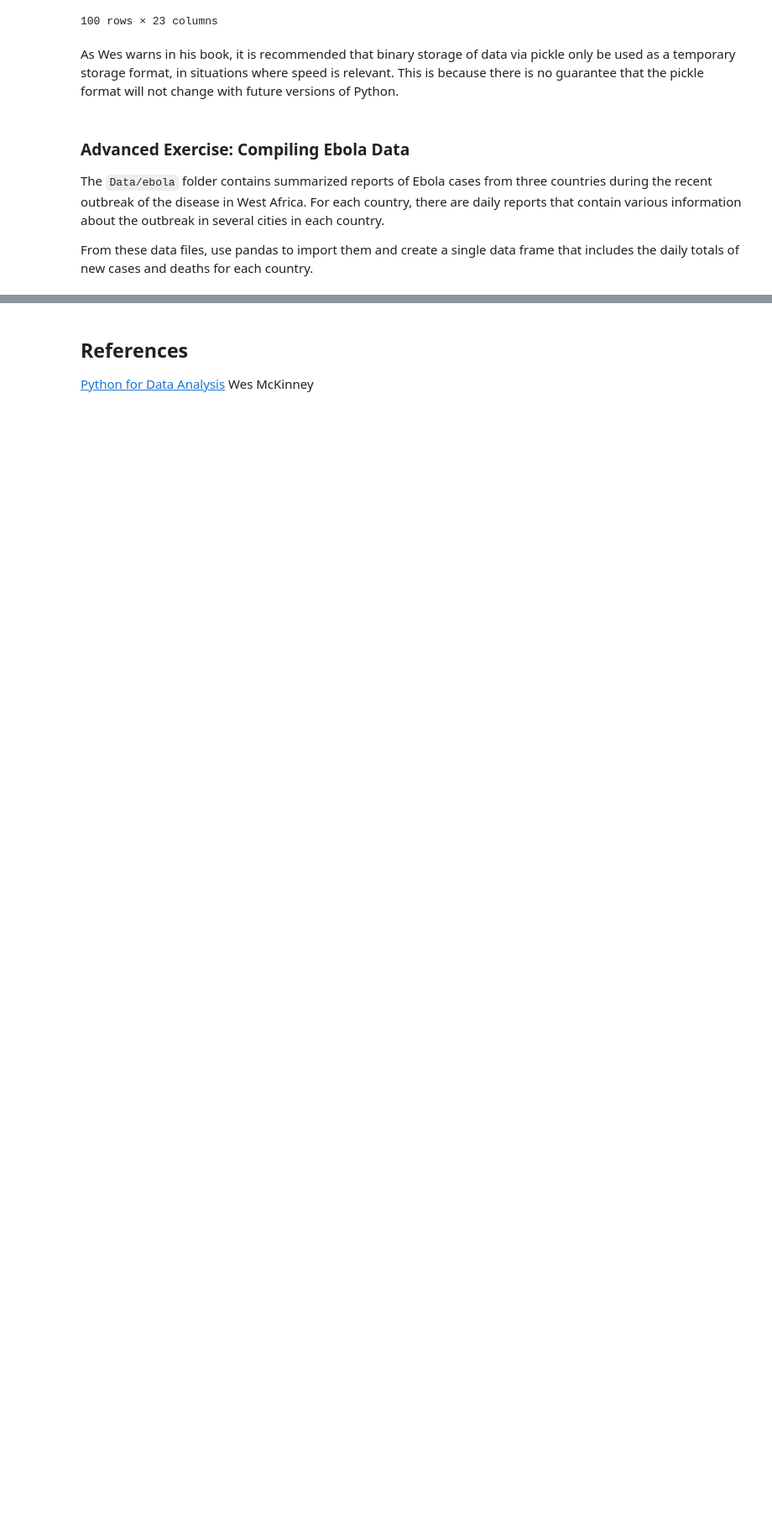
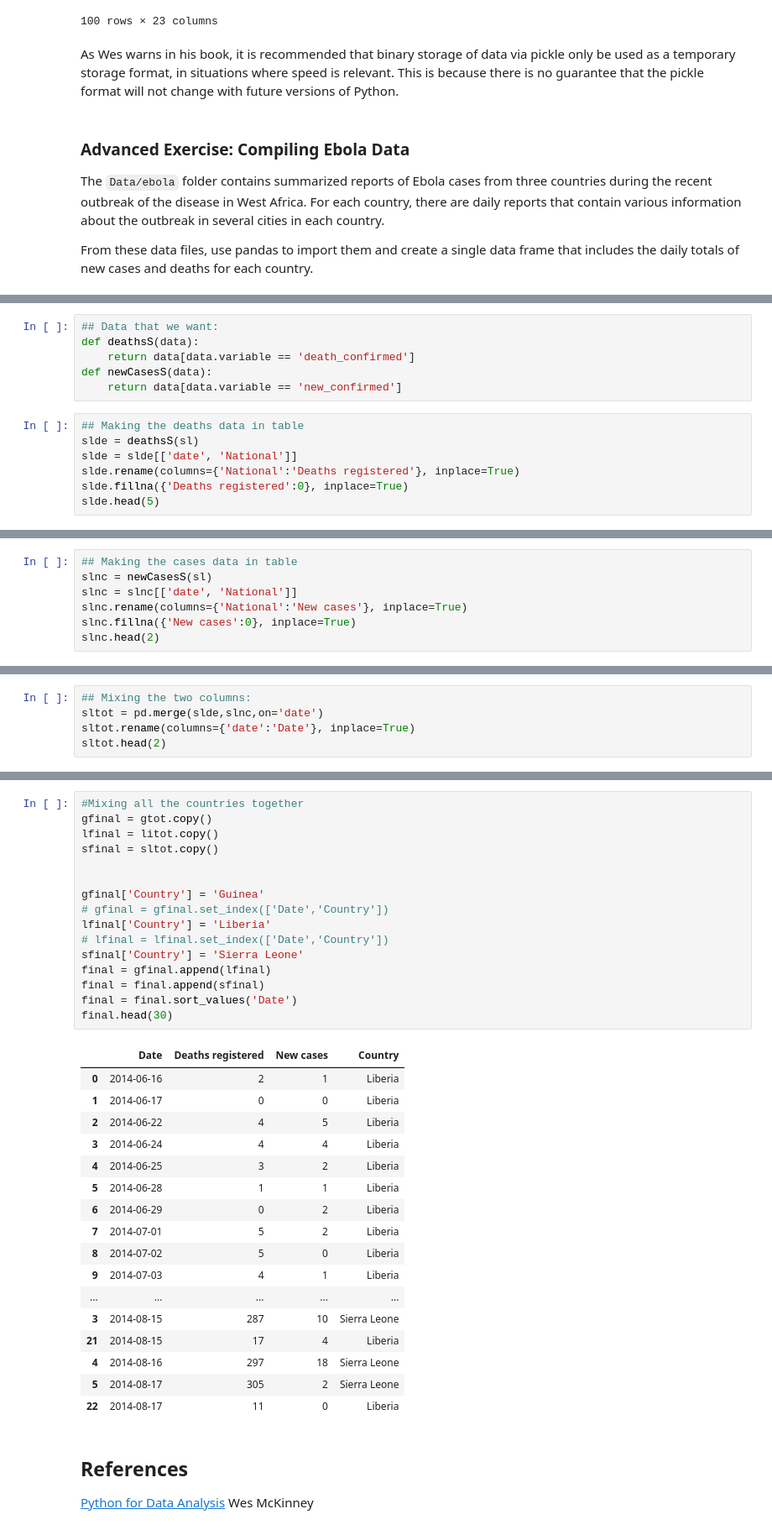
Before and after one commit to daniel-guggenheim/ada-homeworks, a Jupyter notebook: Intro to Pandas.ipynb, the cells around one changed output, grey strips where cells are left out. Shown at 84% size. Cells and saved outputs as stored; diff of their text form; blank space fills up the shorter version.

```diff
--- a/Intro to Pandas.ipynb
+++ b/Intro to Pandas.ipynb
@@ -2086,0 +2246,13 @@ From these data files, use pandas to import them and create a single data frame
+# %%
+## Data that we want:
+def deathsS(data):
+    return data[data.variable == 'death_confirmed']
+def newCasesS(data):
+    return data[data.variable == 'new_confirmed']
+# %%
+## Making the deaths data in table
+slde = deathsS(sl)
+slde = slde[['date', 'National']]
+slde.rename(columns={'National':'Deaths registered'}, inplace=True)
+slde.fillna({'Deaths registered':0}, inplace=True)
+slde.head(5)
@@ -2086,0 +2266,7 @@ From these data files, use pandas to import them and create a single data frame
+# %%
+## Making the cases data in table
+slnc = newCasesS(sl)
+slnc = slnc[['date', 'National']]
+slnc.rename(columns={'National':'New cases'}, inplace=True)
+slnc.fillna({'New cases':0}, inplace=True)
+slnc.head(2)
@@ -2086,0 +2277,5 @@ From these data files, use pandas to import them and create a single data frame
+# %%
+## Mixing the two columns:
+sltot = pd.merge(slde,slnc,on='date')
+sltot.rename(columns={'date':'Date'}, inplace=True)
+sltot.head(2)
@@ -2087,3 +2286,37 @@ From these data files, use pandas to import them and create a single data frame
+# %%
+#Mixing all the countries together
+gfinal = gtot.copy()
+lfinal = litot.copy()
+sfinal = sltot.copy()
+
+
+gfinal['Country'] = 'Guinea'
+# gfinal = gfinal.set_index(['Date','Country'])
+lfinal['Country'] = 'Liberia'
+# lfinal = lfinal.set_index(['Date','Country'])
+sfinal['Country'] = 'Sierra Leone'
+final = gfinal.append(lfinal)
+final = final.append(sfinal)
+final = final.sort_values('Date')
+final.head(30)
+# %% [output]
+|  | Date | Deaths registered | New cases | Country |
+| 0 | 2014-06-16 | 2 | 1 | Liberia |
+| 1 | 2014-06-17 | 0 | 0 | Liberia |
+| 2 | 2014-06-22 | 4 | 5 | Liberia |
+| 3 | 2014-06-24 | 4 | 4 | Liberia |
+| 4 | 2014-06-25 | 3 | 2 | Liberia |
+| 5 | 2014-06-28 | 1 | 1 | Liberia |
+| 6 | 2014-06-29 | 0 | 2 | Liberia |
+| 7 | 2014-07-01 | 5 | 2 | Liberia |
+| 8 | 2014-07-02 | 5 | 0 | Liberia |
+| 9 | 2014-07-03 | 4 | 1 | Liberia |
+| ... | ... | ... | ... | ... |
+| 3 | 2014-08-15 | 287 | 10 | Sierra Leone |
+| 21 | 2014-08-15 | 17 | 4 | Liberia |
+| 4 | 2014-08-16 | 297 | 18 | Sierra Leone |
+| 5 | 2014-08-17 | 305 | 2 | Sierra Leone |
+| 22 | 2014-08-17 | 11 | 0 | Liberia |
 # %% [markdown]
 ## References
 
```
Also changed, not shown: parts of 24 cells of this notebook, 1 other file.
